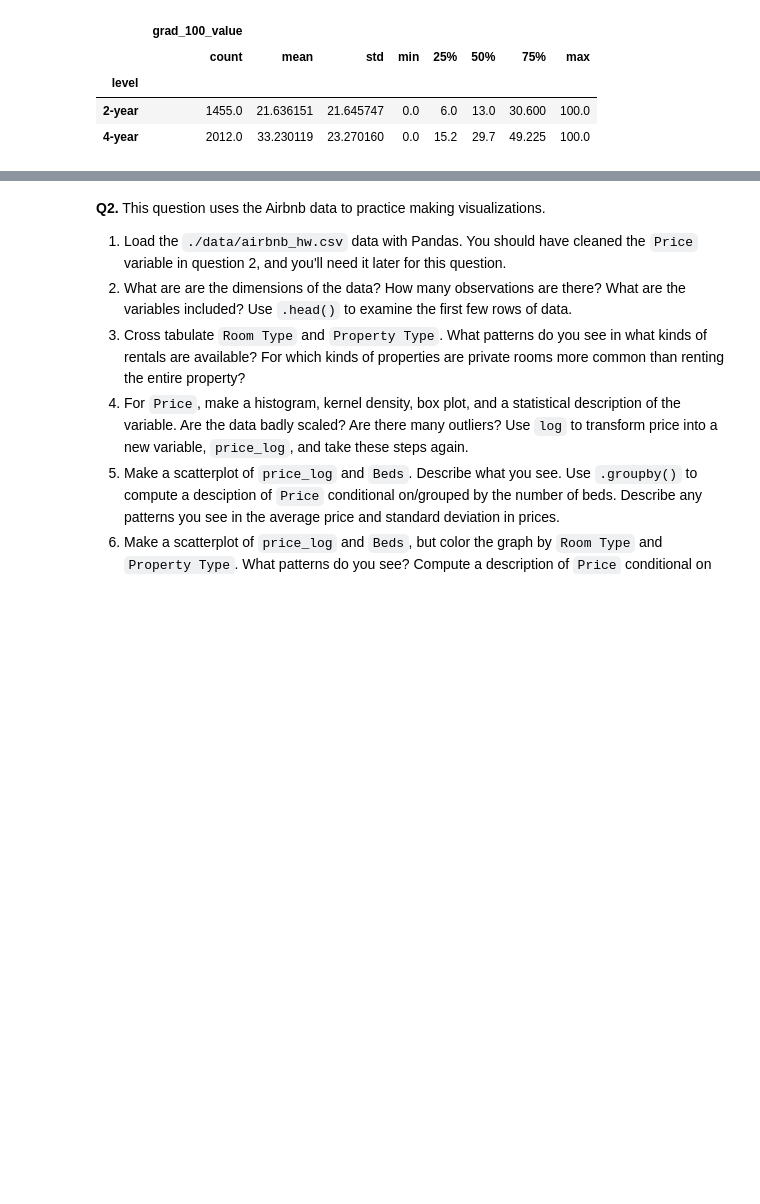
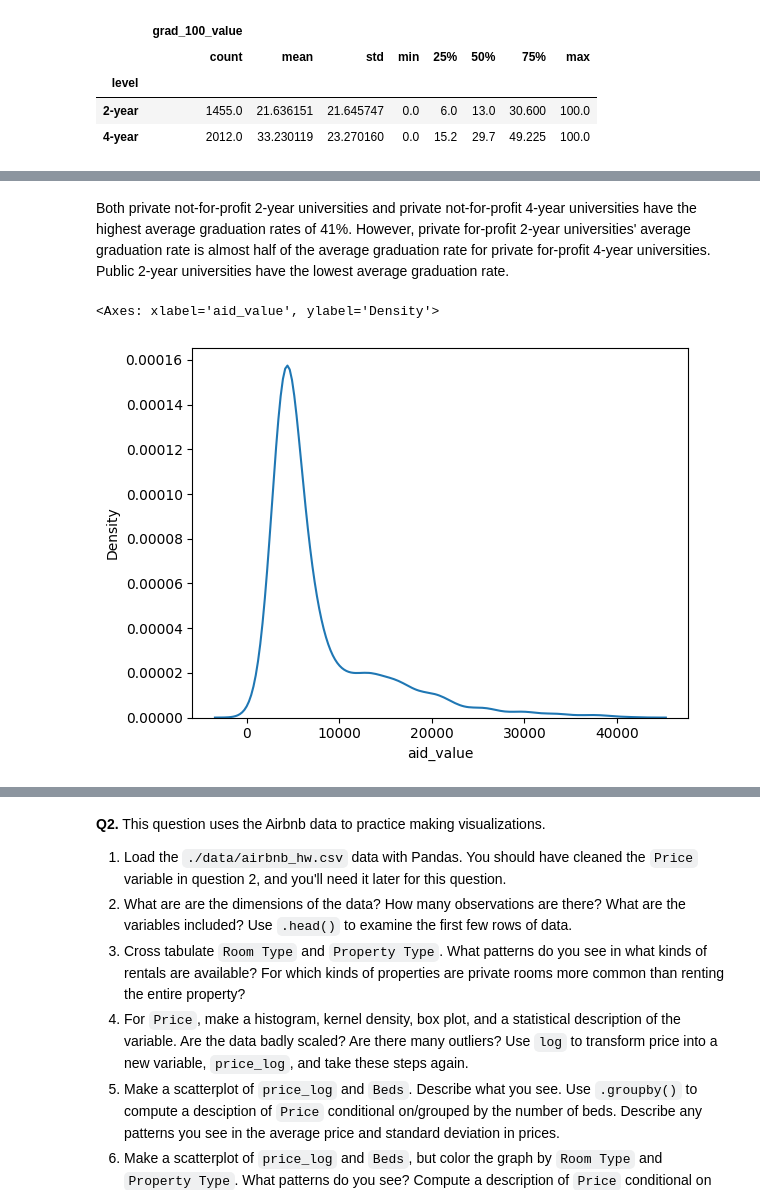
Before and after one commit to isabellamwright/visualization, a Jupyter notebook: assignment/assignment.ipynb, the cells around one changed output, grey strips where cells are left out. Saved outputs shown, nothing was run; the diff lists cells and outputs as text; code cells hidden in the pictures; blank space fills up the shorter version.

```diff
--- a/assignment/assignment.ipynb
+++ b/assignment/assignment.ipynb
@@ -148,0 +167,7 @@ Public universities have the highest count and the lowest mean regarding grad 10
+# %% [markdown]
+Both private not-for-profit 2-year universities and private not-for-profit 4-year universities have the highest average graduation rates of 41%. However, private for-profit 2-year universities' average graduation rate is almost half of the average graduation rate for private for-profit 4-year universities. Public 2-year universities have the lowest average graduation rate.
+# %%
+sns.kdeplot(data=df, x='aid_value') # Kernel density plot of aid_value
+# %% [output]
+<Axes: xlabel='aid_value', ylabel='Density'>
+[figure, added]
```
Also changed, not shown: parts of 22 cells of this notebook.
